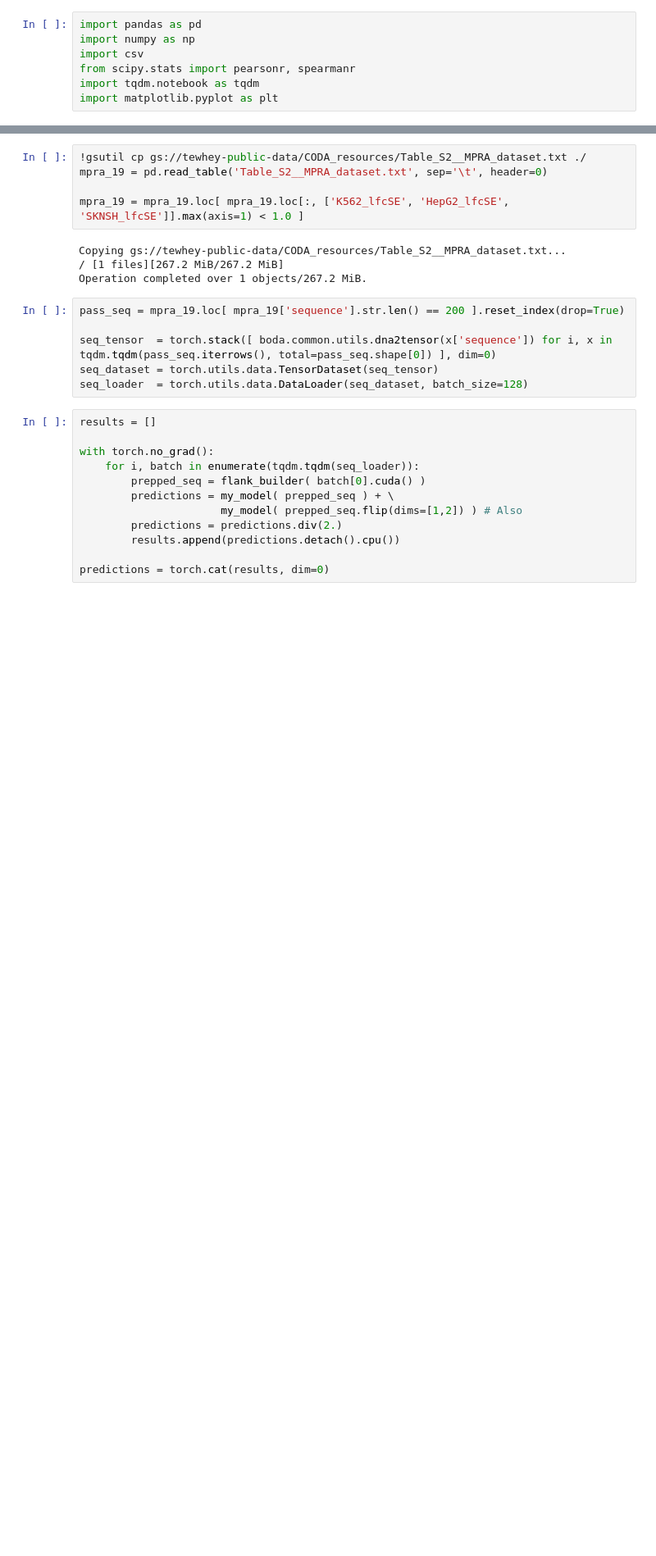
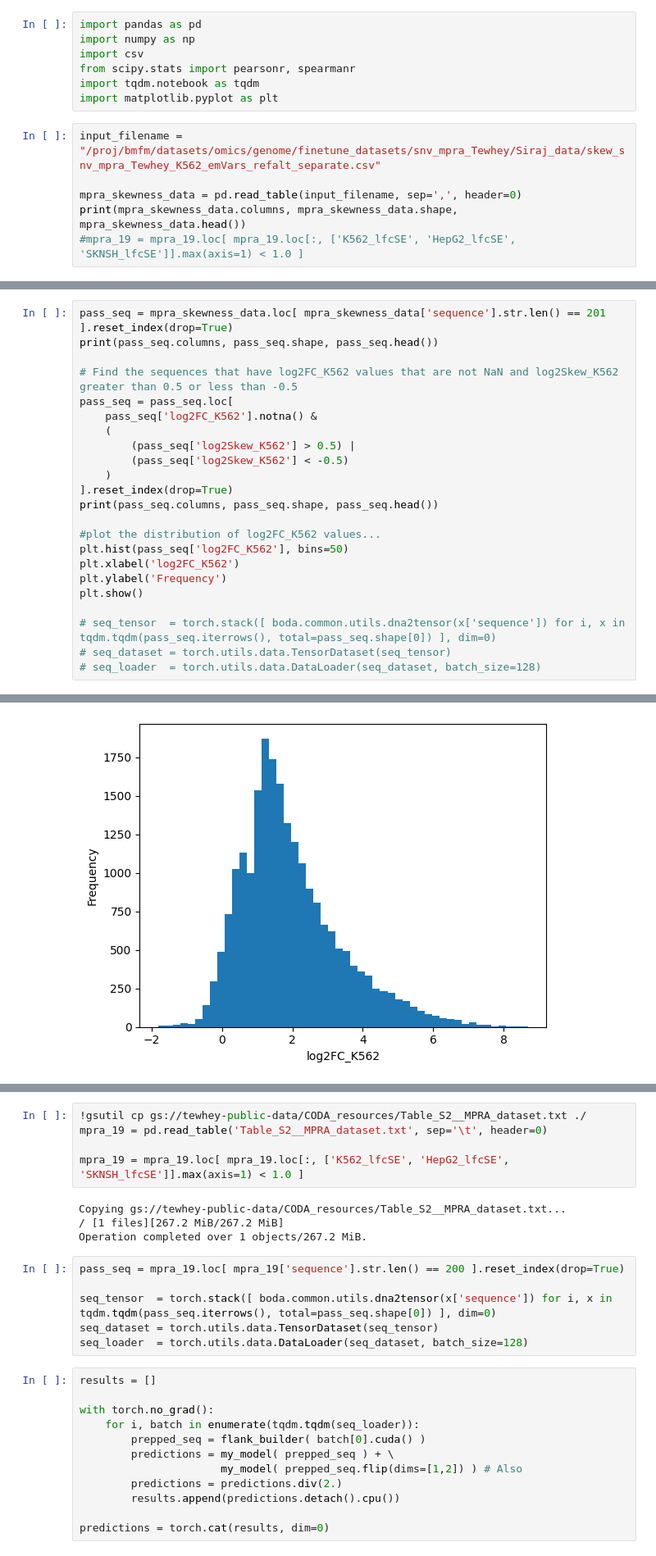
Before and after one commit to deysanjoy33/boda2, a Jupyter notebook: tutorials/load_malinois_model.ipynb, the cells around one changed output, grey strips where cells are left out. Shown at 82% size. Drawn from its saved outputs; the diff is of its cells as text; blank space fills up the shorter version.

Commit message:
added first Siraj et al skewness data.

```diff
--- a/tutorials/load_malinois_model.ipynb
+++ b/tutorials/load_malinois_model.ipynb
@@ -97,3 +102,9 @@ import csv
 from scipy.stats import pearsonr, spearmanr
 import tqdm.notebook as tqdm
 import matplotlib.pyplot as plt
+# %%
+input_filename = "/proj/bmfm/datasets/omics/genome/finetune_datasets/snv_mpra_Tewhey/Siraj_data/skew_snv_mpra_Tewhey_K562_emVars_refalt_separate.csv"
+
+mpra_skewness_data = pd.read_table(input_filename, sep=',', header=0)
+print(mpra_skewness_data.columns, mpra_skewness_data.shape, mpra_skewness_data.head())
+#mpra_19 = mpra_19.loc[ mpra_19.loc[:, ['K562_lfcSE', 'HepG2_lfcSE', 'SKNSH_lfcSE']].max(axis=1) < 1.0 ]
@@ -99,0 +125,24 @@ import matplotlib.pyplot as plt
+# %%
+pass_seq = mpra_skewness_data.loc[ mpra_skewness_data['sequence'].str.len() == 201 ].reset_index(drop=True)
+print(pass_seq.columns, pass_seq.shape, pass_seq.head())
+
+# Find the sequences that have log2FC_K562 values that are not NaN and log2Skew_K562 greater than 0.5 or less than -0.5
+pass_seq = pass_seq.loc[
+    pass_seq['log2FC_K562'].notna() &
+    (
+        (pass_seq['log2Skew_K562'] > 0.5) |
+        (pass_seq['log2Skew_K562'] < -0.5)
+    )
+].reset_index(drop=True)
+print(pass_seq.columns, pass_seq.shape, pass_seq.head())
+
+#plot the distribution of log2FC_K562 values...
+plt.hist(pass_seq['log2FC_K562'], bins=50)
+plt.xlabel('log2FC_K562')
+plt.ylabel('Frequency')
+plt.show()
+
+# seq_tensor  = torch.stack([ boda.common.utils.dna2tensor(x['sequence']) for i, x in tqdm.tqdm(pass_seq.iterrows(), total=pass_seq.shape[0]) ], dim=0)
+# seq_dataset = torch.utils.data.TensorDataset(seq_tensor)
+# seq_loader  = torch.utils.data.DataLoader(seq_dataset, batch_size=128)
+# %% [output]
@@ -99,0 +166 @@ import matplotlib.pyplot as plt
+[figure, added]
```
Also changed, not shown: parts of 12 cells of this notebook.
